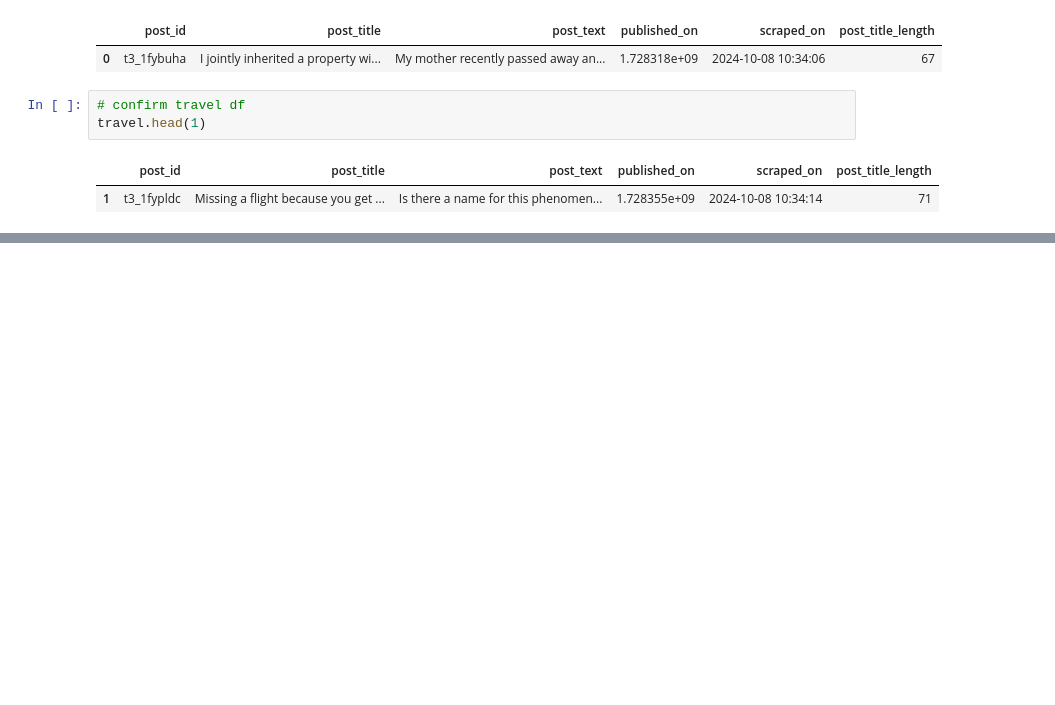
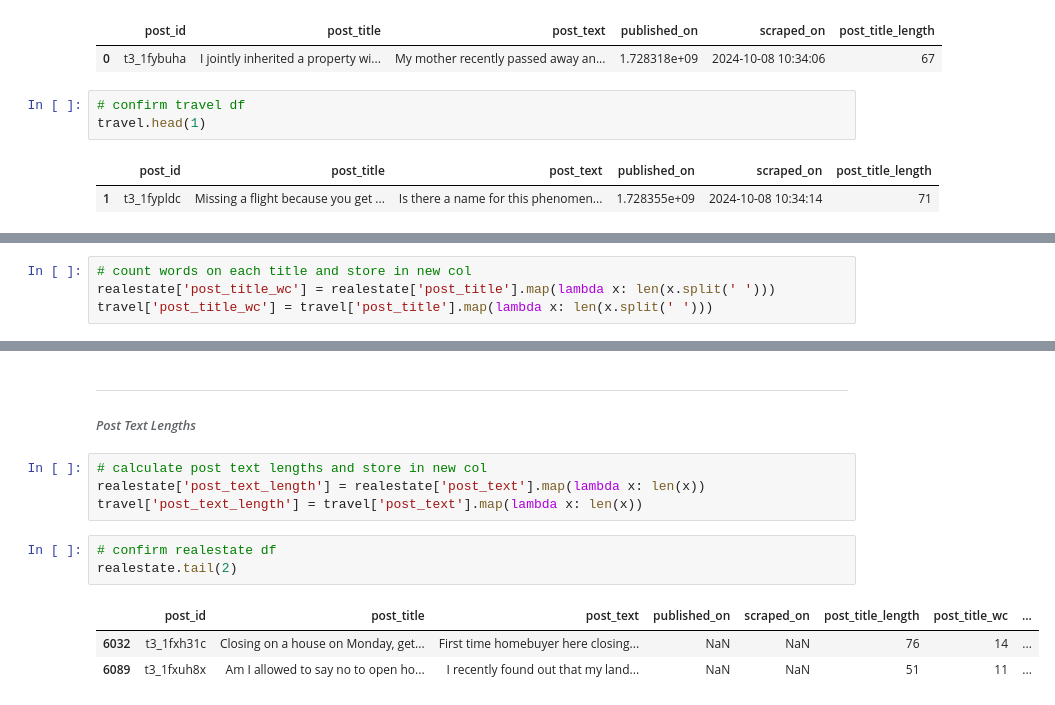
Before and after one commit to fuegoulloa/reddit-NLP-classification, a Jupyter notebook: code/01_Intro_and_Cleaning.ipynb, the cells around one changed output, grey strips where cells are left out. Cells and saved outputs as stored; diff of their text form; blank space fills up the shorter version.

```diff
--- a/code/01_Intro_and_Cleaning.ipynb
+++ b/code/01_Intro_and_Cleaning.ipynb
@@ -243,0 +248,4 @@ travel.head(1)
+# %%
+# count words on each title and store in new col
+realestate['post_title_wc'] = realestate['post_title'].map(lambda x: len(x.split(' ')))
+travel['post_title_wc'] = travel['post_title'].map(lambda x: len(x.split(' ')))
@@ -243,0 +266,14 @@ travel.head(1)
+# %% [markdown]
+---
+###### _Post Text Lengths_
+# %%
+# calculate post text lengths and store in new col
+realestate['post_text_length'] = realestate['post_text'].map(lambda x: len(x))
+travel['post_text_length'] = travel['post_text'].map(lambda x: len(x))
+# %%
+# confirm realestate df
+realestate.tail(2)
+# %% [output]
+|  | post_id | post_title | post_text | published_on | scraped_on | post_title_length | post_title_wc | ... |
+| 6032 | t3_1fxh31c | Closing on a house on Monday, get... | First time homebuyer here closing... | NaN | NaN | 76 | 14 | ... |
+| 6089 | t3_1fxuh8x | Am I allowed to say no to open ho... | I recently found out that my land... | NaN | NaN | 51 | 11 | ... |
```
Also changed, not shown: parts of 42 cells of this notebook.
